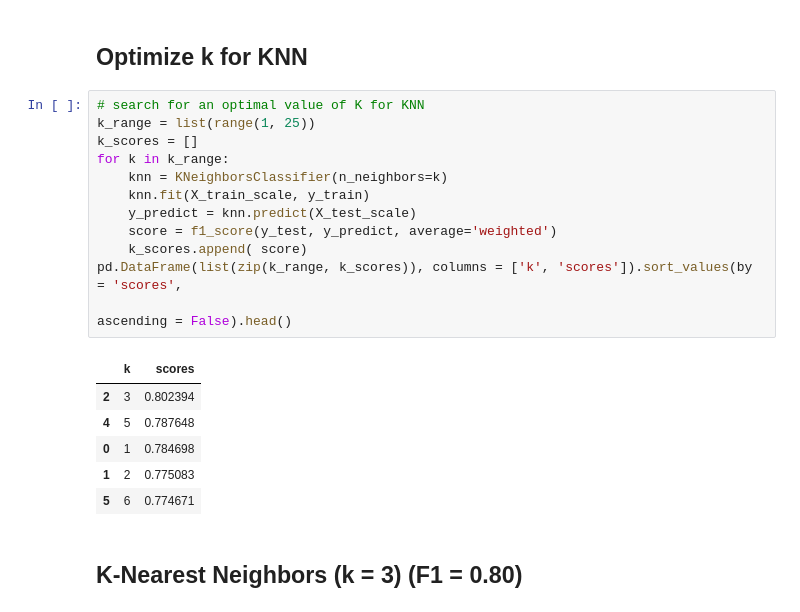
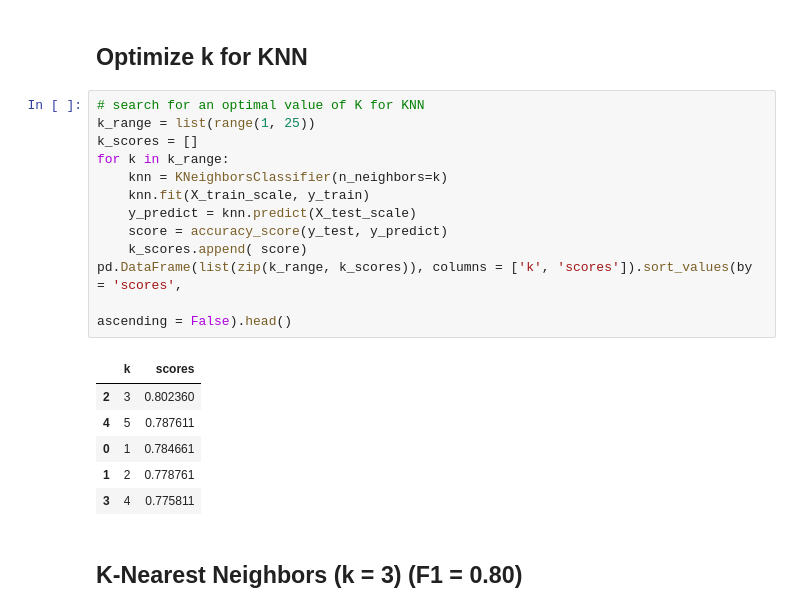
Before and after one commit to rweng18/education_data, a Jupyter notebook: workflow_notebooks/05_running_models.ipynb, the cells around one changed output. Drawn from its saved outputs; the diff is of its cells as text.

```diff
--- a/workflow_notebooks/05_running_models.ipynb
+++ b/workflow_notebooks/05_running_models.ipynb
@@ -224,22 +224,22 @@ get_metrics(knn_y_train_pred, knn_y_test_pred)
 # %%
 # search for an optimal value of K for KNN
 k_range = list(range(1, 25))
 k_scores = []
 for k in k_range:
     knn = KNeighborsClassifier(n_neighbors=k)
     knn.fit(X_train_scale, y_train)
     y_predict = knn.predict(X_test_scale)
-    score = f1_score(y_test, y_predict, average='weighted')
+    score = accuracy_score(y_test, y_predict)
     k_scores.append( score)
 pd.DataFrame(list(zip(k_range, k_scores)), columns = ['k', 'scores']).sort_values(by = 'scores',
                                                                                   ascending = False).head()
 # %% [output]
 |  | k | scores |
-| 2 | 3 | 0.802394 |
-| 4 | 5 | 0.787648 |
-| 0 | 1 | 0.784698 |
-| 1 | 2 | 0.775083 |
-| 5 | 6 | 0.774671 |
+| 2 | 3 | 0.802360 |
+| 4 | 5 | 0.787611 |
+| 0 | 1 | 0.784661 |
+| 1 | 2 | 0.778761 |
+| 3 | 4 | 0.775811 |
 # %% [markdown]
 ## K-Nearest Neighbors (k = 3) (F1 = 0.80)
 # %%
```
Also changed, not shown: parts of 31 cells of this notebook, 11 other files.
